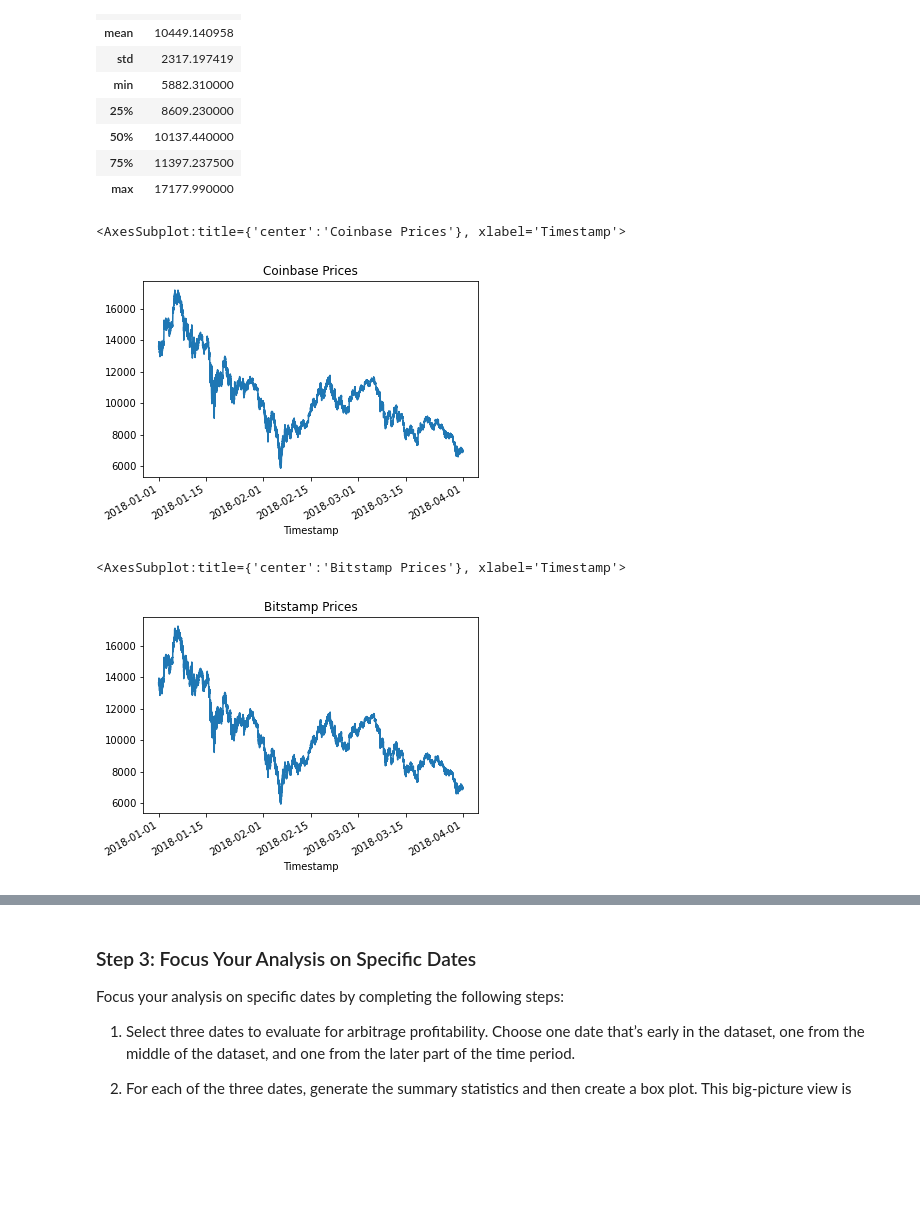
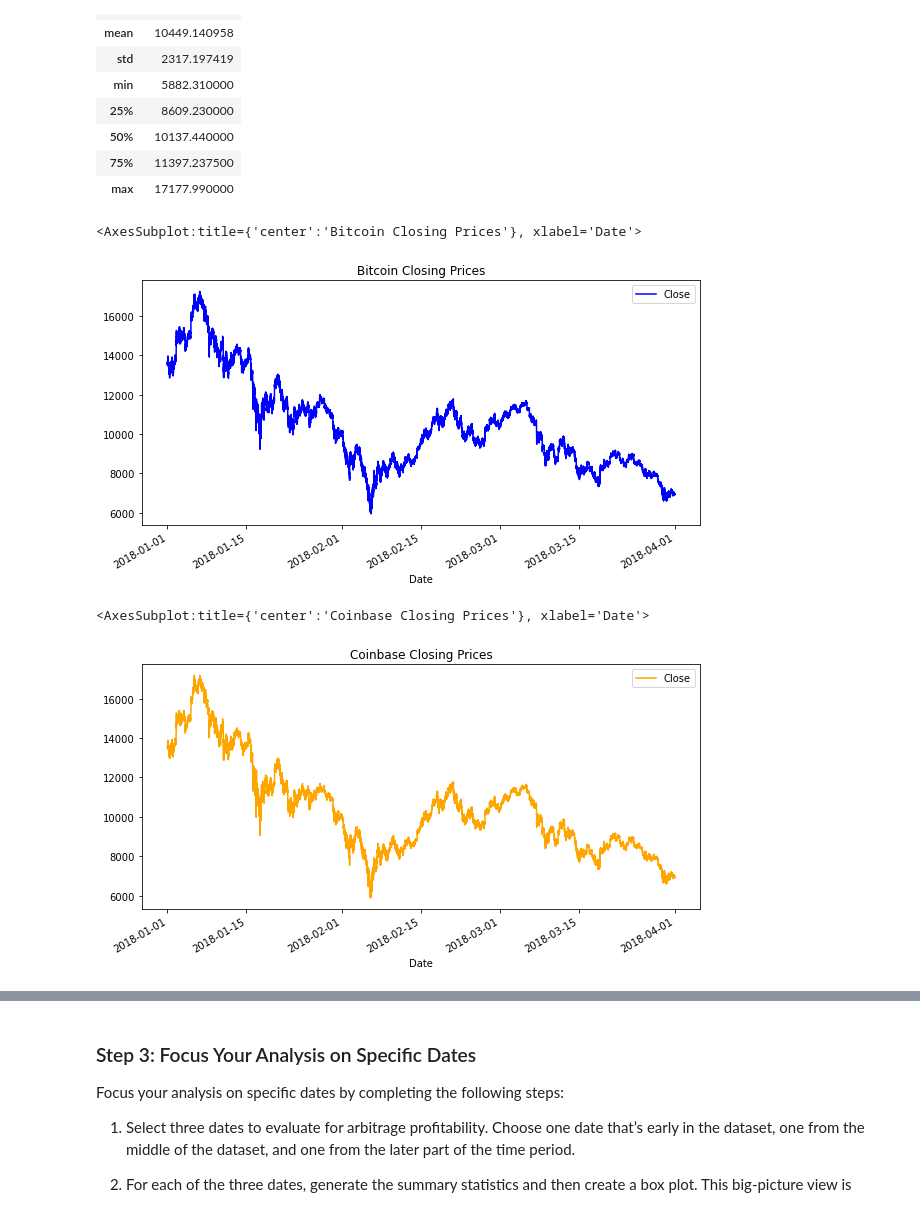
Before and after one commit to heitzo/Crypto_Arbitrage, a Jupyter notebook: crypto_arbitrage.ipynb, the cells around one changed output, grey strips where cells are left out. Drawn from its saved outputs; the diff is of its cells as text; code cells hidden in the pictures; blank space fills up the shorter version.

Commit message:
Data visualization code in place

```diff
--- a/crypto_arbitrage.ipynb
+++ b/crypto_arbitrage.ipynb
@@ -287,18 +288,18 @@ Sort through the time series data associated with the bitstamp and coinbase Data
 | max | 17177.990000 |
 # %%
 # Create a line plot for the bitstamp DataFrame for the full length of time in the dataset
+bitstamp_sliced.plot(figsize=(10,5), title="Bitcoin Closing Prices", color="blue")
 # Be sure that the figure size, title, and color are tailored to each visualization
-# YOUR CODE HERE
 # %% [output]
-<AxesSubplot:title={'center':'Coinbase Prices'}, xlabel='Timestamp'>
+<AxesSubplot:title={'center':'Bitcoin Closing Prices'}, xlabel='Date'>
-[figure, old version]
+[figure, new version]
 # %%
 # Create a line plot for the coinbase DataFrame for the full length of time in the dataset
 # Be sure that the figure size, title, and color are tailored to each visualization
-# YOUR CODE HERE
+coinbase_sliced.plot(figsize=(10,5), title="Coinbase Closing Prices", color="orange")
 # %% [output]
-<AxesSubplot:title={'center':'Bitstamp Prices'}, xlabel='Timestamp'>
+<AxesSubplot:title={'center':'Coinbase Closing Prices'}, xlabel='Date'>
-[figure, old version]
+[figure, new version]
 # %%
 # Overlay the visualizations for the bitstamp and coinbase DataFrames in one plot
 # The plot should visualize the prices over the full lenth of the dataset
```
Also changed, not shown: parts of 22 cells of this notebook.
